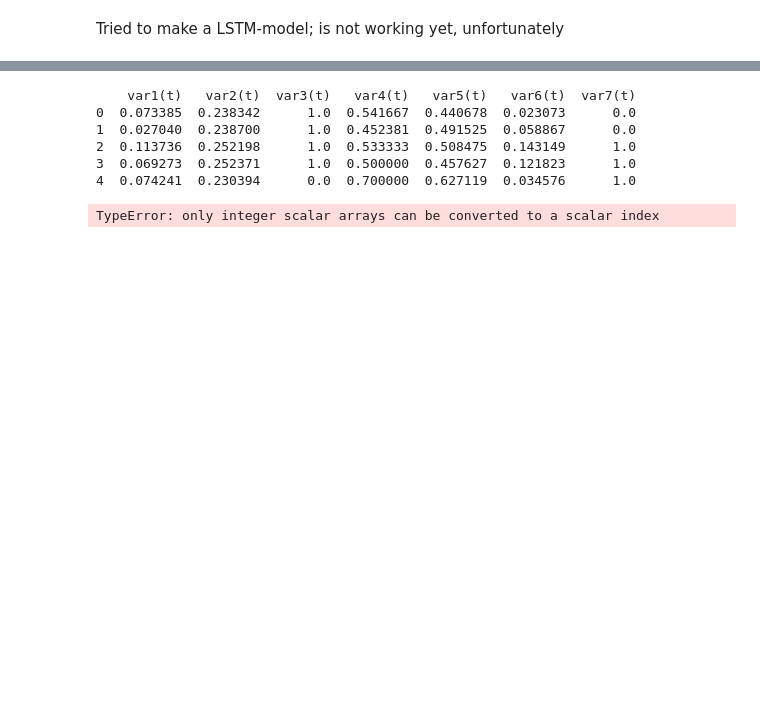
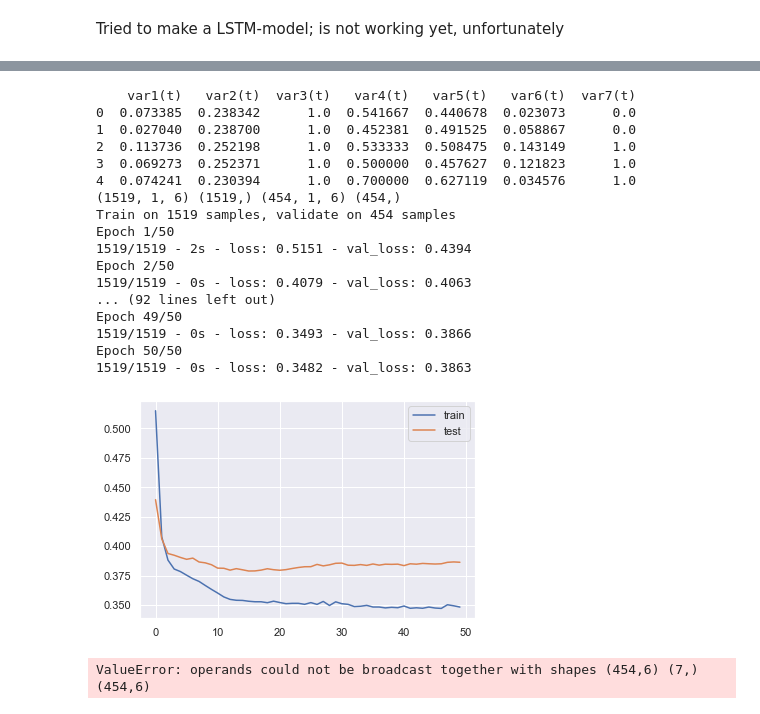
Before and after one commit to 10755373/vu_dmt, a Jupyter notebook: rinusworkbook.ipynb, the cells around one changed output, grey strips where cells are left out. Drawn from its saved outputs; the diff is of its cells as text; code cells hidden in the pictures; blank space fills up the shorter version.

```diff
--- a/rinusworkbook.ipynb
+++ b/rinusworkbook.ipynb
@@ -573,7 +973,7 @@ def series_to_supervised(data, n_in=1, n_out=1, dropnan=True):
 #         test_sdf[col] = normalized
 
 # load dataset
-dataset = read_csv('testtest2.csv', header=0, index_col=0)
+dataset = read_csv('data/testtest3.csv', header=0, index_col=0)
 dataset = dataset.fillna(0)
 
 # testrinus.index.name = 'id', 'time'
@@ -593,12 +993,12 @@ reframed = series_to_supervised(scaled, -1, 1)
 print(reframed.head())
 
 # split into train and test sets
-values = reframed.values
+# values = reframed.values
 # n_train_hours = 365 * 24
-train = values[:values, :]
-test = values[values:, :]
+# train = values[:n_train_hours, :]
+# test = values[n_train_hours:, :]
 
-# train, test = train_test_split(values, test_size=0.2, random_state=25)
+train, test = train_test_split(values, test_size=0.23, random_state=25)
 
 #     if col not in ['time', 'mood', 'sms', 'cal']:
 #         scaler = MinMaxScaler(feature_range=(0, 1))
@@ -622,32 +1022,44 @@ model.add(Dense(1))
 model.compile(loss='mae', optimizer='adam')
 # fit network
 history = model.fit(train_X, train_y, epochs=50, batch_size=72, validation_data=(test_X, test_y), verbose=2, shuffle=False)
 # plot history
 pyplot.plot(history.history['loss'], label='train')
 pyplot.plot(history.history['val_loss'], label='test')
 pyplot.legend()
 pyplot.show()
 
 # make a prediction
 yhat = model.predict(test_X)
 test_X = test_X.reshape((test_X.shape[0], test_X.shape[2]))
 # invert scaling for forecast
 inv_yhat = concatenate((yhat, test_X[:, 1:]), axis=1)
 inv_yhat = scaler.inverse_transform(inv_yhat)
 inv_yhat = inv_yhat[:,0]
 # invert scaling for actual
 test_y = test_y.reshape((len(test_y), 1))
 inv_y = concatenate((test_y, test_X[:, 1:]), axis=1)
 inv_y = scaler.inverse_transform(inv_y)
 inv_y = inv_y[:,0]
 # calculate RMSE
 rmse = sqrt(mean_squared_error(inv_y, inv_yhat))
 print('Test RMSE: %.3f' % rmse)
 # %% [output]
     var1(t)   var2(t)  var3(t)   var4(t)   var5(t)   var6(t)  var7(t)
 0  0.073385  0.238342      1.0  0.541667  0.440678  0.023073      0.0
 1  0.027040  0.238700      1.0  0.452381  0.491525  0.058867      0.0
 2  0.113736  0.252198      1.0  0.533333  0.508475  0.143149      1.0
 3  0.069273  0.252371      1.0  0.500000  0.457627  0.121823      1.0
-4  0.074241  0.230394      0.0  0.700000  0.627119  0.034576      1.0
+4  0.074241  0.230394      1.0  0.700000  0.627119  0.034576      1.0
+(1519, 1, 6) (1519,) (454, 1, 6) (454,)
+Train on 1519 samples, validate on 454 samples
+Epoch 1/50
+1519/1519 - 2s - loss: 0.5151 - val_loss: 0.4394
+Epoch 2/50
+1519/1519 - 0s - loss: 0.4079 - val_loss: 0.4063
+... (92 lines left out)
+Epoch 49/50
+1519/1519 - 0s - loss: 0.3493 - val_loss: 0.3866
+Epoch 50/50
+1519/1519 - 0s - loss: 0.3482 - val_loss: 0.3863
+[figure, added]
-TypeError: only integer scalar arrays can be converted to a scalar index
+ValueError: operands could not be broadcast together with shapes (454,6) (7,) (454,6)
```
Also changed, not shown: parts of 14 cells of this notebook, 1 other file.
